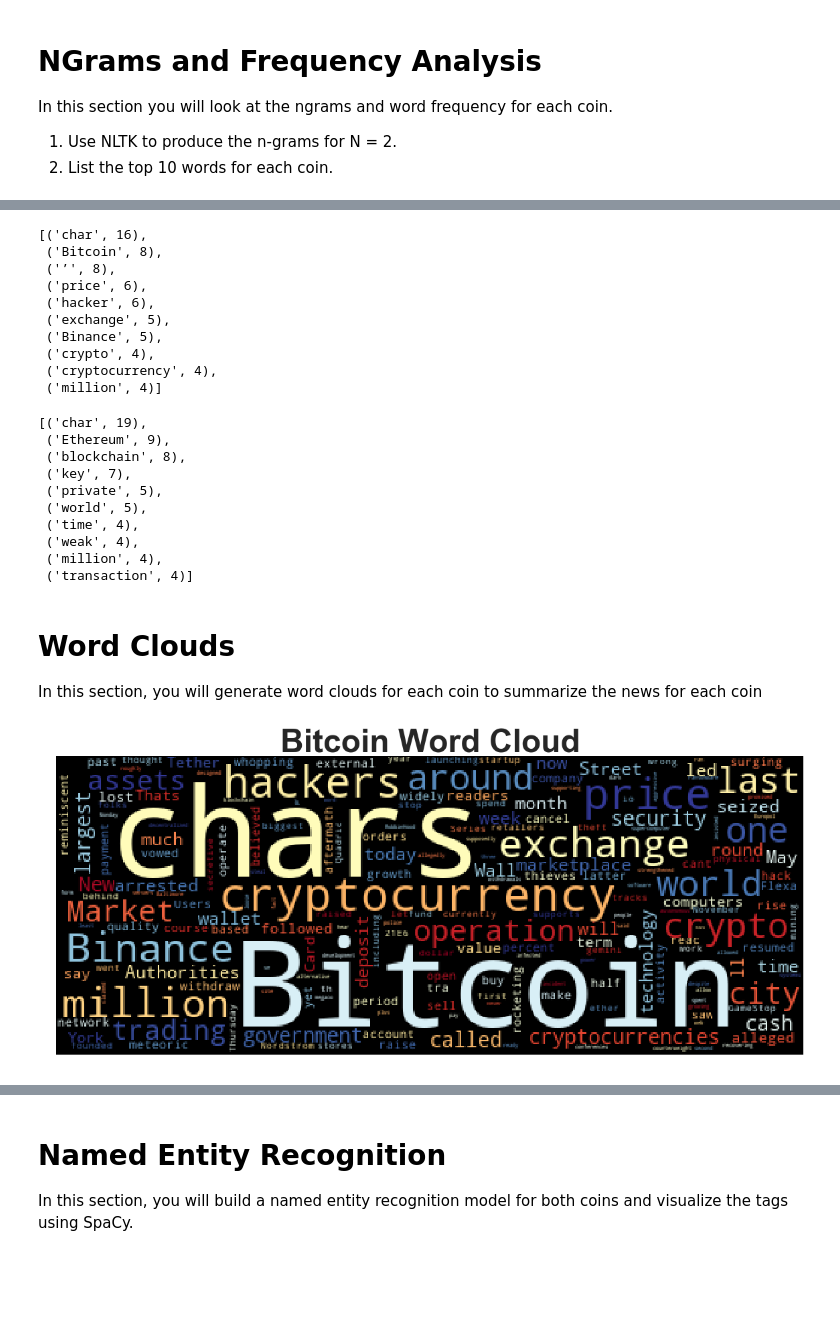
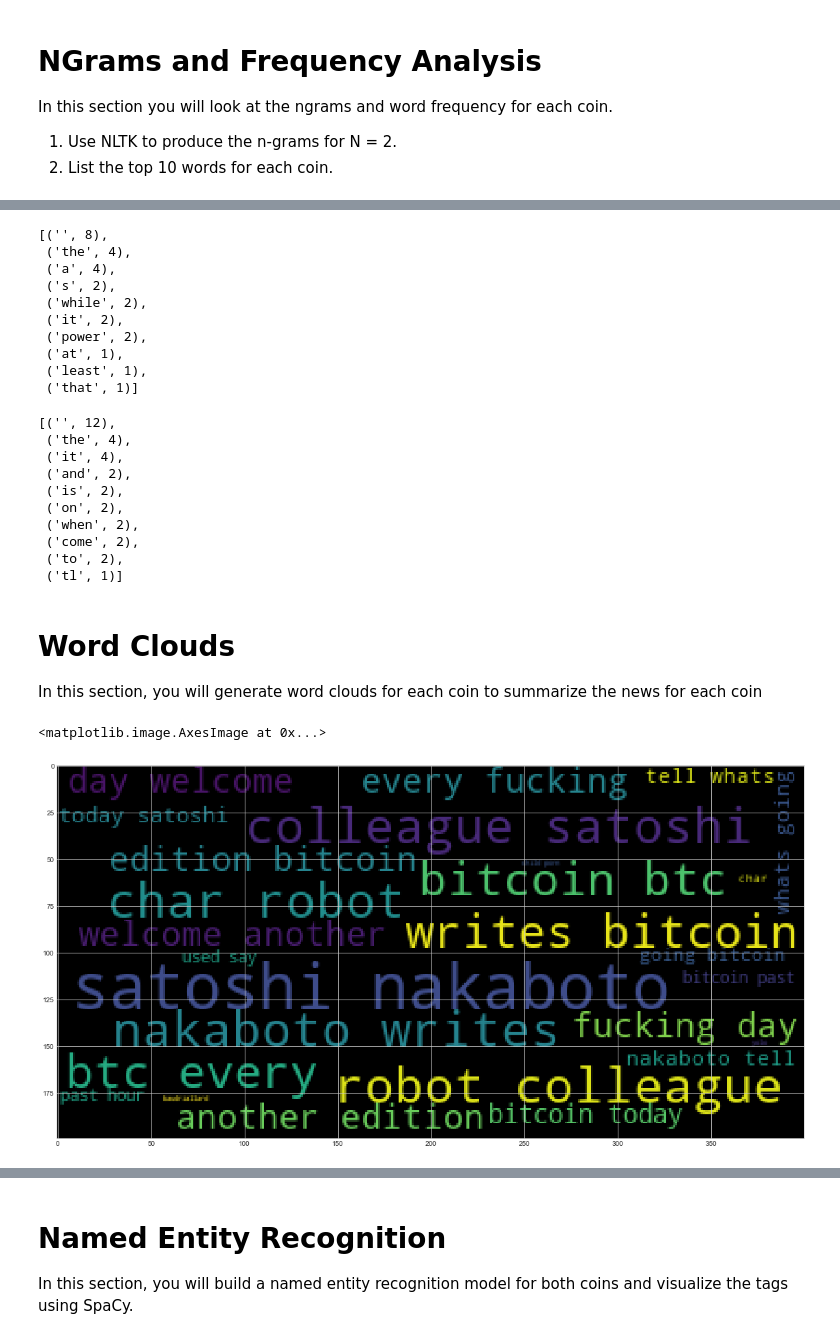
Before and after one commit to RCantu92/cryptocurrency_sentiment_analysis, a Jupyter notebook: Starter_Code/crypto_sentiment.ipynb, the cells around one changed output, grey strips where cells are left out. Drawn from its saved outputs; the diff is of its cells as text; code cells hidden in the pictures; blank space fills up the shorter version.

```diff
--- a/Starter_Code/crypto_sentiment.ipynb
+++ b/Starter_Code/crypto_sentiment.ipynb
@@ -303,29 +326,33 @@ def token_count(tokens, N=10):
 # %%
 # Get the top 10 words for Bitcoin
+btc_top_ten = token_count(btc_df['Tokens'])
+btc_top_ten
 # %% [output]
-[('char', 16),
- ('Bitcoin', 8),
- ('’', 8),
- ('price', 6),
- ('hacker', 6),
- ('exchange', 5),
- ('Binance', 5),
- ('crypto', 4),
- ('cryptocurrency', 4),
- ('million', 4)]
+[('', 8),
+ ('the', 4),
+ ('a', 4),
+ ('s', 2),
+ ('while', 2),
+ ('it', 2),
+ ('power', 2),
+ ('at', 1),
+ ('least', 1),
+ ('that', 1)]
 # %%
 # Get the top 10 words for Ethereum
+eth_top_ten = token_count(eth_df['Tokens'])
+eth_top_ten
 # %% [output]
-[('char', 19),
- ('Ethereum', 9),
- ('blockchain', 8),
- ('key', 7),
- ('private', 5),
- ('world', 5),
- ('time', 4),
- ('weak', 4),
- ('million', 4),
- ('transaction', 4)]
+[('', 12),
+ ('the', 4),
+ ('it', 4),
+ ('and', 2),
+ ('is', 2),
+ ('on', 2),
+ ('when', 2),
+ ('come', 2),
+ ('to', 2),
+ ('tl', 1)]
 # %% [markdown]
 # Word Clouds
 
@@ -336,9 +363,22 @@ import matplotlib.pyplot as plt
 plt.style.use('seaborn-whitegrid')
 import matplotlib as mpl
 mpl.rcParams['figure.figsize'] = [20.0, 10.0]
+# %%
+def column_iter(tokens_column):
+    crypto_tokens = []
+    for tokens_list in tokens_column:
+        for tokens in tokens_list:
+            crypto_tokens.append(tokens)
+    big_string = ' '.join(crypto_tokens)
+    return big_string
 # %%
 # Generate the Bitcoin word cloud
+btc_tokens = column_iter(btc_df['Tokens'])
+
+wc = WordCloud().generate(btc_tokens)
+plt.imshow(wc)
 # %% [output]
+<matplotlib.image.AxesImage at 0x...>
-[figure, old version]
+[figure, new version]
 # %%
 # Generate the Ethereum word cloud
```
Also changed, not shown: parts of 13 cells of this notebook.
